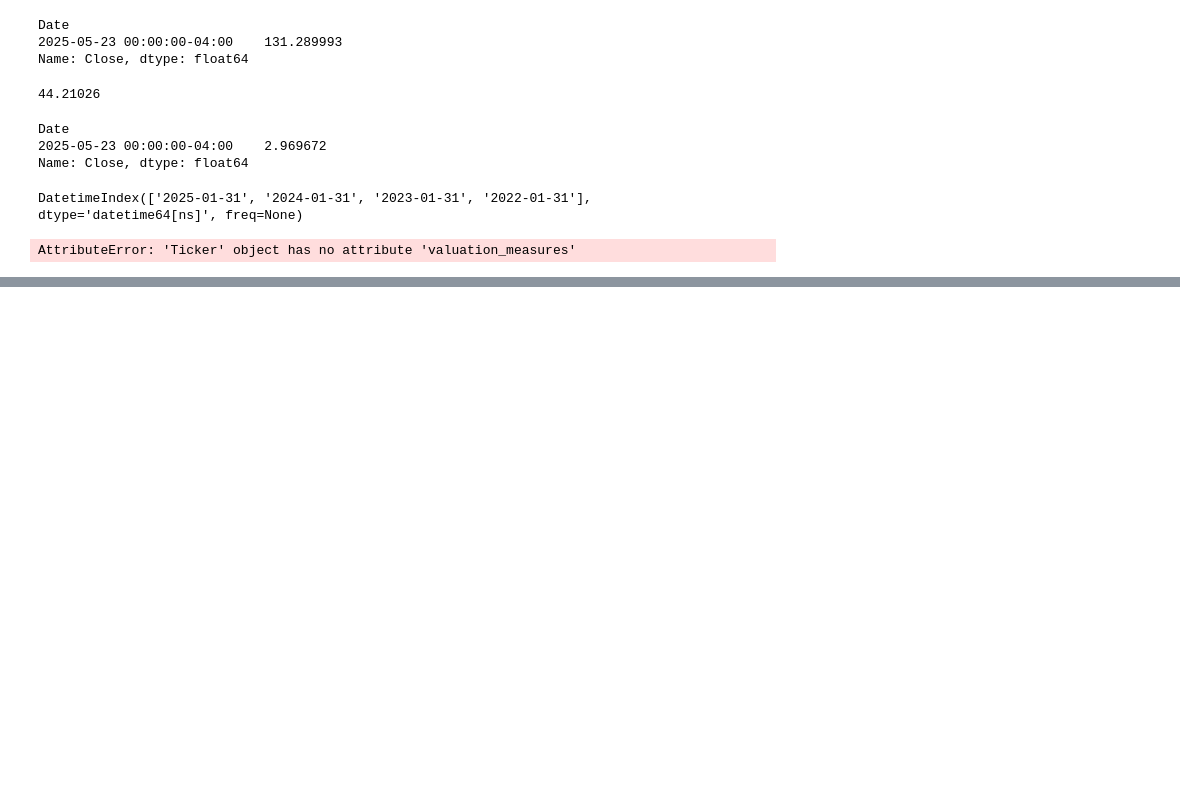
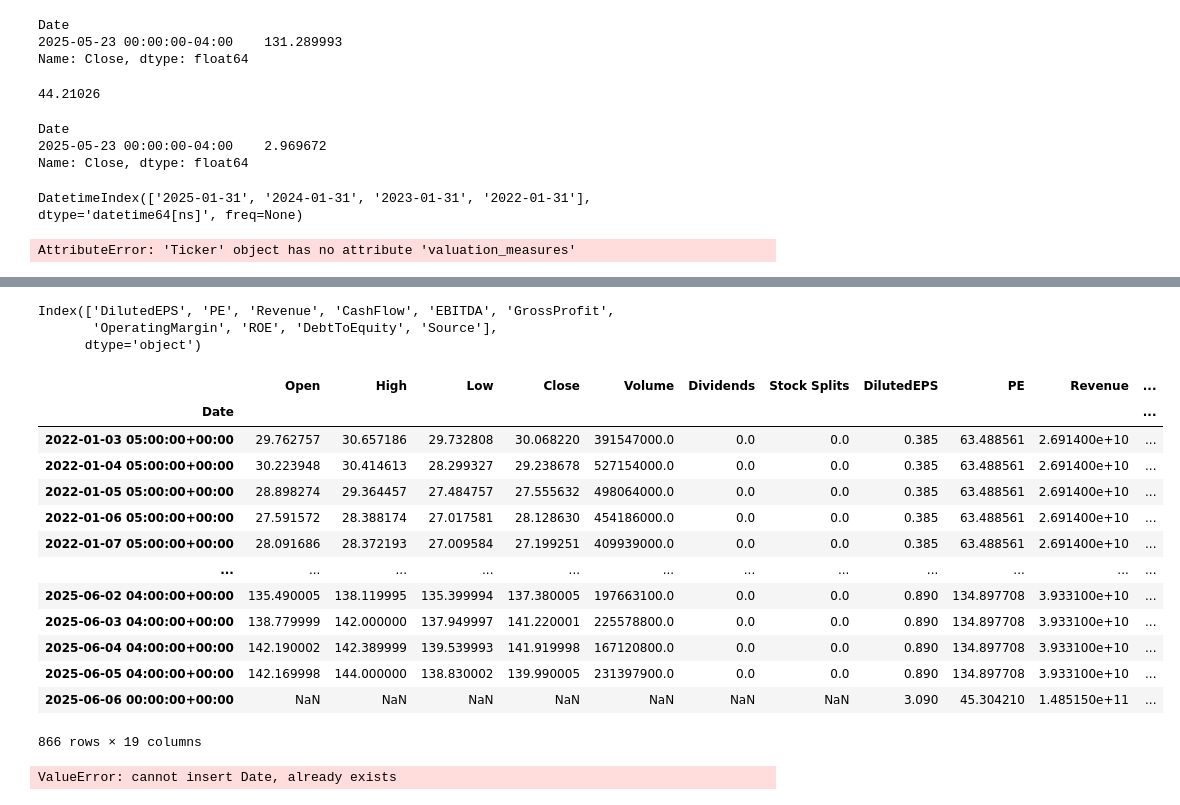
Before and after one commit to Dyu331/AI_Trader_Intern, a Jupyter notebook: test.ipynb, the cells around one changed output, grey strips where cells are left out. Cells and saved outputs as stored; diff of their text form; code cells hidden in the pictures; blank space fills up the shorter version.

```diff
--- a/test.ipynb
+++ b/test.ipynb
@@ -7,20 +7,20 @@ import datetime
 BASE_DIR="/Users/dannyyu/Desktop/AI_Trader/data"
 TICKERS = ['AAPL', 'MSFT', 'GOOGL', 'AMZN', 'META', 'NVDA', 'TSLA', 'INTC', 'AMD', 'IBM']
 START_DATE = "2022-01-01"
-END_DATE = "2025-5-18"
+END_DATE = datetime.datetime.today()
 
 
-ticker_obj = yf.Ticker('IBM')
+ticker_obj = yf.Ticker('NVDA')
 info = ticker_obj.info
 
 recent_eps = info.get("trailingEps", None)
 recent_pe = info.get("trailingPE", None)
 
 
-income_stmt = ticker_obj.financials  # Income statement
-balance_sheet = ticker_obj.balance_sheet
-cashflow_stmt = ticker_obj.cashflow
+income_stmt = ticker_obj.quarterly_financials  # Income statement
+balance_sheet = ticker_obj.quarterly_balance_sheet
+cashflow_stmt = ticker_obj.quarterly_cashflow
 
 #print(income_stmt.index)
-print(balance_sheet.index)
+#print(balance_sheet.index)
 #print(cashflow_stmt.index)
@@ -229,6 +203,6 @@ df
 # %%
-for ticker in TICKERS:
+"""for ticker in TICKERS:
     df=get_fundamentals_history(ticker)
     print(ticker)
-    print(df)
+    print(df)"""
 # %% [output]
@@ -266,0 +262,5 @@ AAPL
+# %%
+hist= ticker_obj.history(start=START_DATE, end=END_DATE,interval="1d")
+hist.reset_index(inplace=True)
+hist=hist.set_index("Date")
+hist
@@ -266,0 +282,30 @@ AAPL
+# %%
+#hist=read_CSV_File("NVDA", "prices")
+#hist
+merged=merge_table(hist,df)
+merged.to_csv(os.path.join(BASE_DIR, "test.csv"), index=True)
+merged
+# %% [output]
+Index(['DilutedEPS', 'PE', 'Revenue', 'CashFlow', 'EBITDA', 'GrossProfit',
+       'OperatingMargin', 'ROE', 'DebtToEquity', 'Source'],
+      dtype='object')
+|  | Open | High | Low | Close | Volume | Dividends | Stock Splits | DilutedEPS | PE | Revenue | ... |
+| Date |  |  |  |  |  |  |  |  |  |  | ... |
+| 2022-01-03 05:00:00+00:00 | 29.762757 | 30.657186 | 29.732808 | 30.068220 | 391547000.0 | 0.0 | 0.0 | 0.385 | 63.488561 | 2.691400e+10 | ... |
+| 2022-01-04 05:00:00+00:00 | 30.223948 | 30.414613 | 28.299327 | 29.238678 | 527154000.0 | 0.0 | 0.0 | 0.385 | 63.488561 | 2.691400e+10 | ... |
+| 2022-01-05 05:00:00+00:00 | 28.898274 | 29.364457 | 27.484757 | 27.555632 | 498064000.0 | 0.0 | 0.0 | 0.385 | 63.488561 | 2.691400e+10 | ... |
+| 2022-01-06 05:00:00+00:00 | 27.591572 | 28.388174 | 27.017581 | 28.128630 | 454186000.0 | 0.0 | 0.0 | 0.385 | 63.488561 | 2.691400e+10 | ... |
+| 2022-01-07 05:00:00+00:00 | 28.091686 | 28.372193 | 27.009584 | 27.199251 | 409939000.0 | 0.0 | 0.0 | 0.385 | 63.488561 | 2.691400e+10 | ... |
+| ... | ... | ... | ... | ... | ... | ... | ... | ... | ... | ... | ... |
+| 2025-06-02 04:00:00+00:00 | 135.490005 | 138.119995 | 135.399994 | 137.380005 | 197663100.0 | 0.0 | 0.0 | 0.890 | 134.897708 | 3.933100e+10 | ... |
+| 2025-06-03 04:00:00+00:00 | 138.779999 | 142.000000 | 137.949997 | 141.220001 | 225578800.0 | 0.0 | 0.0 | 0.890 | 134.897708 | 3.933100e+10 | ... |
+| 2025-06-04 04:00:00+00:00 | 142.190002 | 142.389999 | 139.539993 | 141.919998 | 167120800.0 | 0.0 | 0.0 | 0.890 | 134.897708 | 3.933100e+10 | ... |
+| 2025-06-05 04:00:00+00:00 | 142.169998 | 144.000000 | 138.830002 | 139.990005 | 231397900.0 | 0.0 | 0.0 | 0.890 | 134.897708 | 3.933100e+10 | ... |
+| 2025-06-06 00:00:00+00:00 | NaN | NaN | NaN | NaN | NaN | NaN | NaN | 3.090 | 45.304210 | 1.485150e+11 | ... |
+866 rows × 19 columns
+# %%
+hist.index = pd.to_datetime(hist.index, utc=True)
+
+hist = hist.reset_index()
+# %% [output]
+ValueError: cannot insert Date, already exists
```
Also changed, not shown: parts of 8 cells of this notebook, 4 other files.
